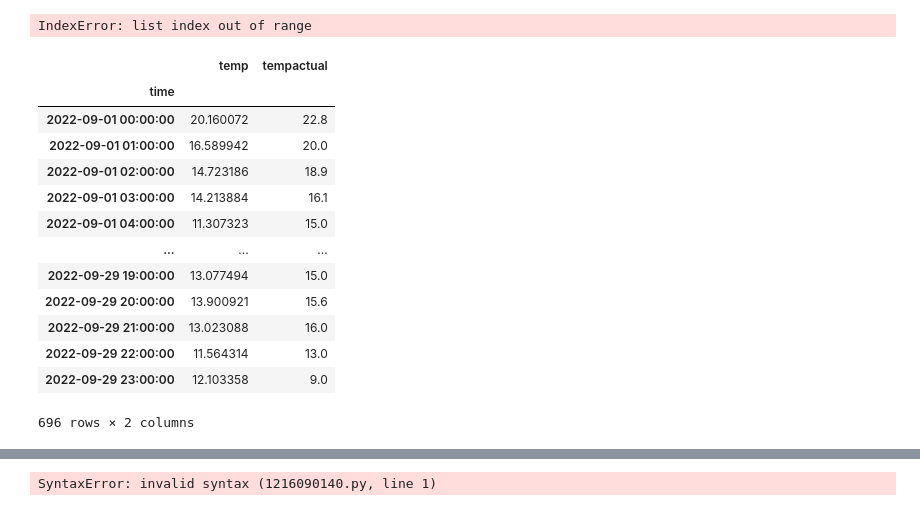
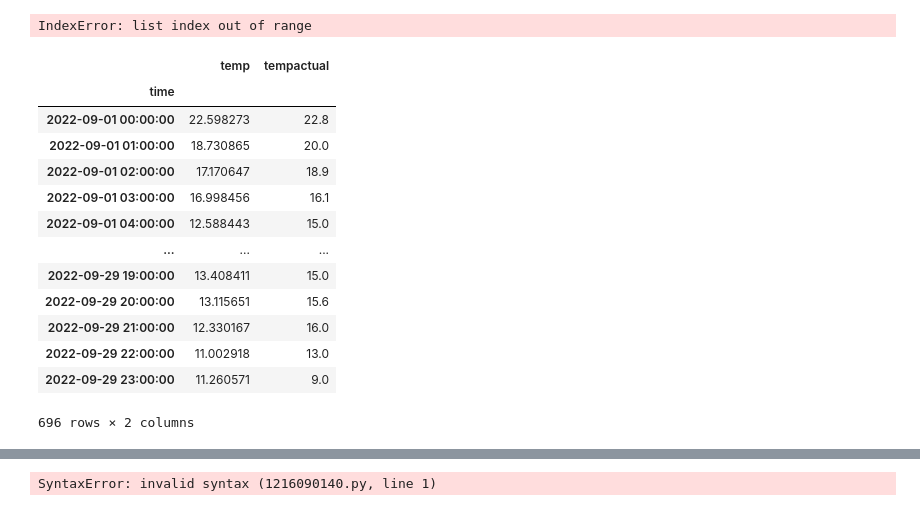
Before and after one commit to Pkeet99/Weatherman, a Jupyter notebook: supervised_models/AAtimeseries_future.ipynb, the cells around one changed output, grey strips where cells are left out. Saved outputs shown, nothing was run; the diff lists cells and outputs as text; code cells hidden in the pictures.

```diff
--- a/supervised_models/AAtimeseries_future.ipynb
+++ b/supervised_models/AAtimeseries_future.ipynb
@@ -87,32 +87,32 @@ def loopsarima(df,time_range, col): #function takes in a DF(with timediff column
 # %%
 filterwarnings("ignore")
 def buildfuture24(df, tr, col, config, delta):
     tr[col]=np.nan
     tr[col+'actual']=np.nan
     for ind in tqdm(tr.index):
-        st=ind-timedelta(days=5)
+        st=ind-timedelta(days=20)
         end=ind-timedelta(hours=delta) #going back 24 hours to make the prediction match our other techniques
         filterwarnings("ignore")
         yhat = sarima_forecast(df.loc[st:end][col],config,delta)
         tr.at[ind,col]=yhat.iloc[-1]
         tr.at[ind,col+'actual']=df.loc[ind][col]
     return tr
 
 test=buildfuture24(df, time_range, 'temp', [(2, 1, 1), (1, 1, 2, 24), 'n'], 24)
 test
 # %% [output]
 |  | temp | tempactual |
 | time |  |  |
-| 2022-09-01 00:00:00 | 20.160072 | 22.8 |
-| 2022-09-01 01:00:00 | 16.589942 | 20.0 |
-| 2022-09-01 02:00:00 | 14.723186 | 18.9 |
-| 2022-09-01 03:00:00 | 14.213884 | 16.1 |
-| 2022-09-01 04:00:00 | 11.307323 | 15.0 |
+| 2022-09-01 00:00:00 | 22.598273 | 22.8 |
+| 2022-09-01 01:00:00 | 18.730865 | 20.0 |
+| 2022-09-01 02:00:00 | 17.170647 | 18.9 |
+| 2022-09-01 03:00:00 | 16.998456 | 16.1 |
+| 2022-09-01 04:00:00 | 12.588443 | 15.0 |
 | ... | ... | ... |
-| 2022-09-29 19:00:00 | 13.077494 | 15.0 |
-| 2022-09-29 20:00:00 | 13.900921 | 15.6 |
-| 2022-09-29 21:00:00 | 13.023088 | 16.0 |
-| 2022-09-29 22:00:00 | 11.564314 | 13.0 |
-| 2022-09-29 23:00:00 | 12.103358 | 9.0 |
+| 2022-09-29 19:00:00 | 13.408411 | 15.0 |
+| 2022-09-29 20:00:00 | 13.115651 | 15.6 |
+| 2022-09-29 21:00:00 | 12.330167 | 16.0 |
+| 2022-09-29 22:00:00 | 11.002918 | 13.0 |
+| 2022-09-29 23:00:00 | 11.260571 | 9.0 |
 696 rows × 2 columns
 # %%
```
Also changed, not shown: parts of 6 cells of this notebook, 4 other files.
